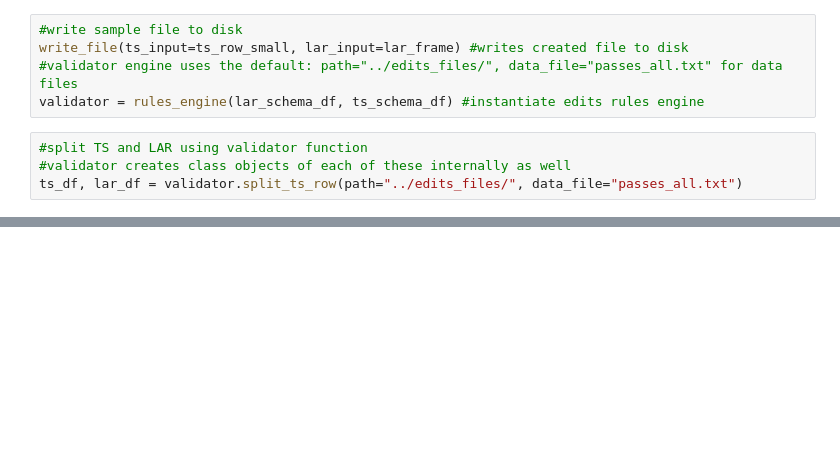
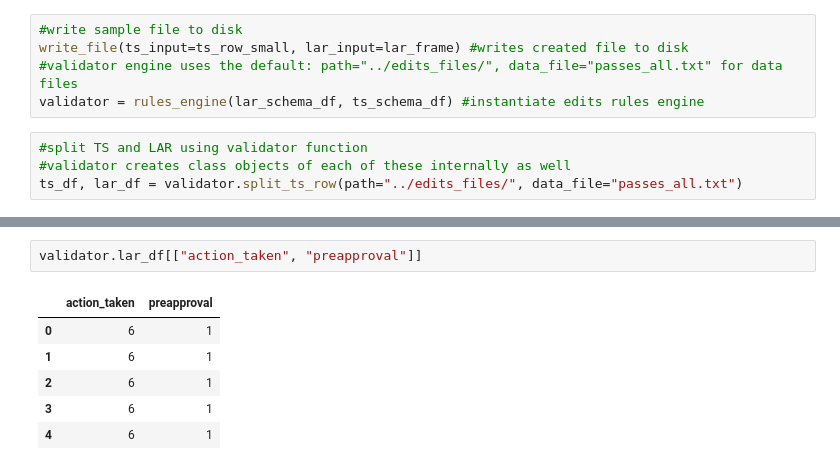
Before and after one commit to cfpb/hmda-test-files, a Jupyter notebook: python/2018_test_file_maker.ipynb, the cells around one changed output, grey strips where cells are left out. Cells and saved outputs as stored; diff of their text form; blank space fills up the shorter version.

```diff
--- a/python/2018_test_file_maker.ipynb
+++ b/python/2018_test_file_maker.ipynb
@@ -227,0 +224,9 @@ OrderedDict([('record_id', '1'),
+# %%
+validator.lar_df[["action_taken", "preapproval"]]
+# %% [output]
+|  | action_taken | preapproval |
+| 0 | 6 | 1 |
+| 1 | 6 | 1 |
+| 2 | 6 | 1 |
+| 3 | 6 | 1 |
+| 4 | 6 | 1 |
```
Also changed, not shown: parts of 8 cells of this notebook.
